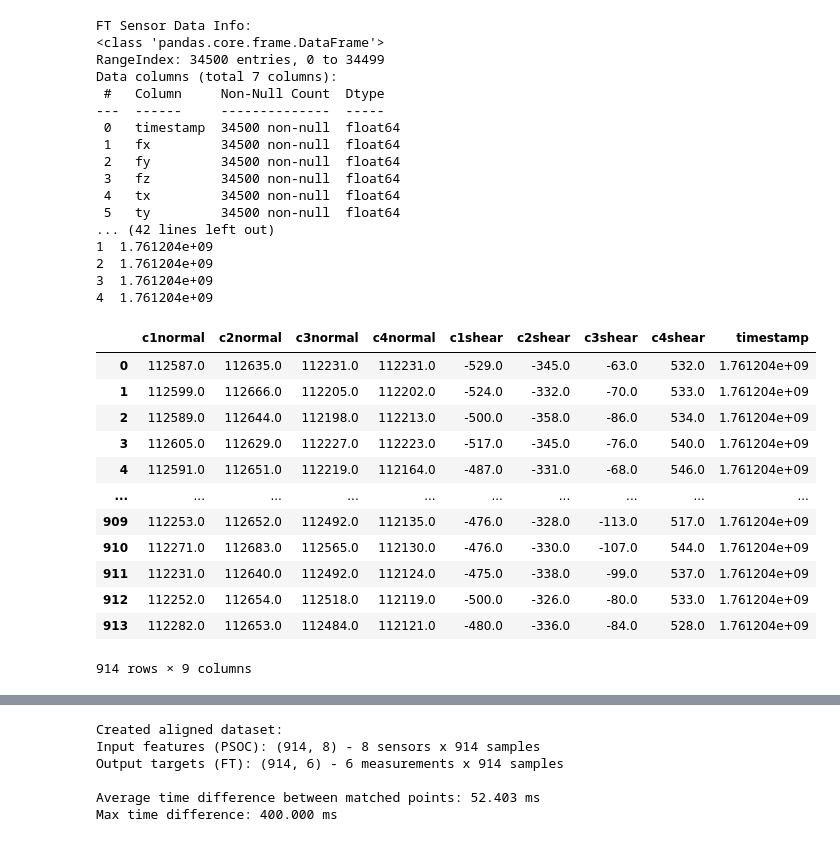
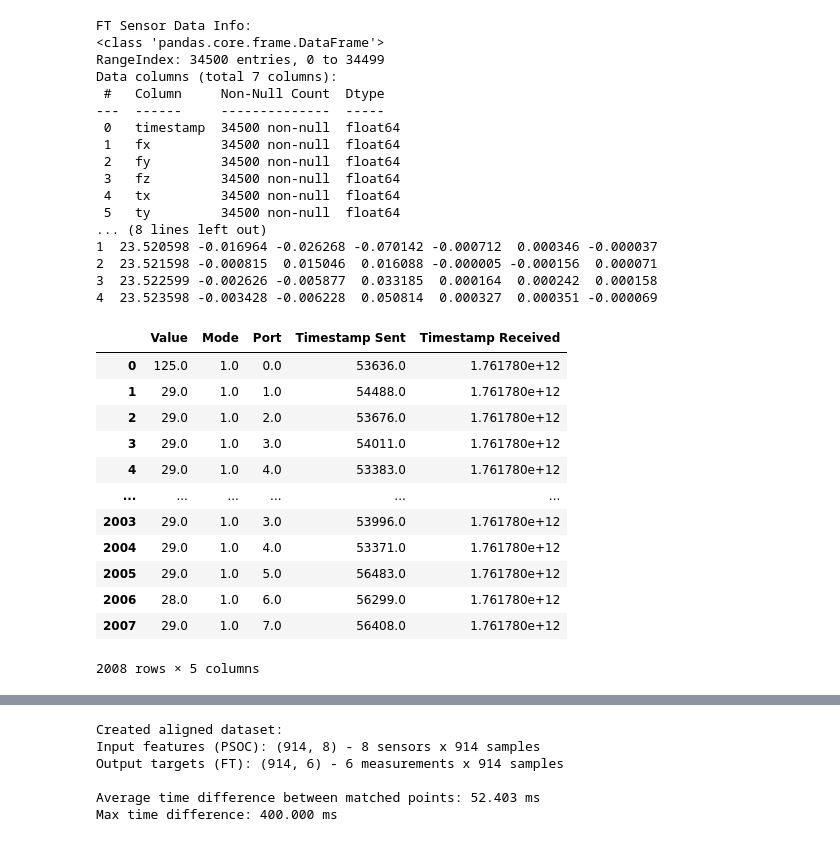
Before and after one commit to ECE382-Team2/ESP_Firmware, a Jupyter notebook: calibration/calibration.ipynb, the cells around one changed output, grey strips where cells are left out. Saved outputs shown, nothing was run; the diff lists cells and outputs as text; code cells hidden in the pictures.

```diff
--- a/calibration/calibration.ipynb
+++ b/calibration/calibration.ipynb
@@ -6,47 +6,47 @@ import numpy as np
 # %%
 # Read the CSV files
 ft_sensor_data = pd.read_csv('ft_sensor_data_20251023_021626.csv')
-psoc_data = pd.read_csv('PSOC_Data.csv')
+psoc_data = pd.read_csv('20251029_182404_Test_data.csv')
 
 # Display basic information about the datasets
 print("FT Sensor Data Info:")
 print(ft_sensor_data.info())
 print("\nFirst few rows of FT Sensor Data:")
 print(ft_sensor_data.head())
 
-print("\nPSOC Data Info:")
-print(psoc_data.info())
-print("\nFirst few rows of PSOC Data:")
-print(psoc_data.head())
+# print("\nPSOC Data Info:")
+# print(psoc_data.info())
+# print("\nFirst few rows of PSOC Data:")
+# print(psoc_data.head())
 psoc_data
 # %% [output]
 FT Sensor Data Info:
 <class 'pandas.core.frame.DataFrame'>
 RangeIndex: 34500 entries, 0 to 34499
 Data columns (total 7 columns):
  #   Column     Non-Null Count  Dtype
 ---  ------     --------------  -----
  0   timestamp  34500 non-null  float64
  1   fx         34500 non-null  float64
  2   fy         34500 non-null  float64
  3   fz         34500 non-null  float64
  4   tx         34500 non-null  float64
  5   ty         34500 non-null  float64
-... (42 lines left out)
-1  1.761204e+09
-2  1.761204e+09
-3  1.761204e+09
-4  1.761204e+09
+... (8 lines left out)
+1  23.520598 -0.016964 -0.026268 -0.070142 -0.000712  0.000346 -0.000037
+2  23.521598 -0.000815  0.015046  0.016088 -0.000005 -0.000156  0.000071
+3  23.522599 -0.002626 -0.005877  0.033185  0.000164  0.000242  0.000158
+4  23.523598 -0.003428 -0.006228  0.050814  0.000327  0.000351 -0.000069
-|  | c1normal | c2normal | c3normal | c4normal | c1shear | c2shear | c3shear | c4shear | timestamp |
-| 0 | 112587.0 | 112635.0 | 112231.0 | 112231.0 | -529.0 | -345.0 | -63.0 | 532.0 | 1.761204e+09 |
-| 1 | 112599.0 | 112666.0 | 112205.0 | 112202.0 | -524.0 | -332.0 | -70.0 | 533.0 | 1.761204e+09 |
-| 2 | 112589.0 | 112644.0 | 112198.0 | 112213.0 | -500.0 | -358.0 | -86.0 | 534.0 | 1.761204e+09 |
-| 3 | 112605.0 | 112629.0 | 112227.0 | 112223.0 | -517.0 | -345.0 | -76.0 | 540.0 | 1.761204e+09 |
-| 4 | 112591.0 | 112651.0 | 112219.0 | 112164.0 | -487.0 | -331.0 | -68.0 | 546.0 | 1.761204e+09 |
-| ... | ... | ... | ... | ... | ... | ... | ... | ... | ... |
-| 909 | 112253.0 | 112652.0 | 112492.0 | 112135.0 | -476.0 | -328.0 | -113.0 | 517.0 | 1.761204e+09 |
-| 910 | 112271.0 | 112683.0 | 112565.0 | 112130.0 | -476.0 | -330.0 | -107.0 | 544.0 | 1.761204e+09 |
-| 911 | 112231.0 | 112640.0 | 112492.0 | 112124.0 | -475.0 | -338.0 | -99.0 | 537.0 | 1.761204e+09 |
-| 912 | 112252.0 | 112654.0 | 112518.0 | 112119.0 | -500.0 | -326.0 | -80.0 | 533.0 | 1.761204e+09 |
-| 913 | 112282.0 | 112653.0 | 112484.0 | 112121.0 | -480.0 | -336.0 | -84.0 | 528.0 | 1.761204e+09 |
+|  | Value | Mode | Port | Timestamp Sent | Timestamp Received |
+| 0 | 125.0 | 1.0 | 0.0 | 53636.0 | 1.761780e+12 |
+| 1 | 29.0 | 1.0 | 1.0 | 54488.0 | 1.761780e+12 |
+| 2 | 29.0 | 1.0 | 2.0 | 53676.0 | 1.761780e+12 |
+| 3 | 29.0 | 1.0 | 3.0 | 54011.0 | 1.761780e+12 |
+| 4 | 29.0 | 1.0 | 4.0 | 53383.0 | 1.761780e+12 |
+| ... | ... | ... | ... | ... | ... |
+| 2003 | 29.0 | 1.0 | 3.0 | 53996.0 | 1.761780e+12 |
+| 2004 | 29.0 | 1.0 | 4.0 | 53371.0 | 1.761780e+12 |
+| 2005 | 29.0 | 1.0 | 5.0 | 56483.0 | 1.761780e+12 |
+| 2006 | 28.0 | 1.0 | 6.0 | 56299.0 | 1.761780e+12 |
+| 2007 | 29.0 | 1.0 | 7.0 | 56408.0 | 1.761780e+12 |
-914 rows × 9 columns
+2008 rows × 5 columns
```
Also changed, not shown: parts of 4 cells of this notebook.
